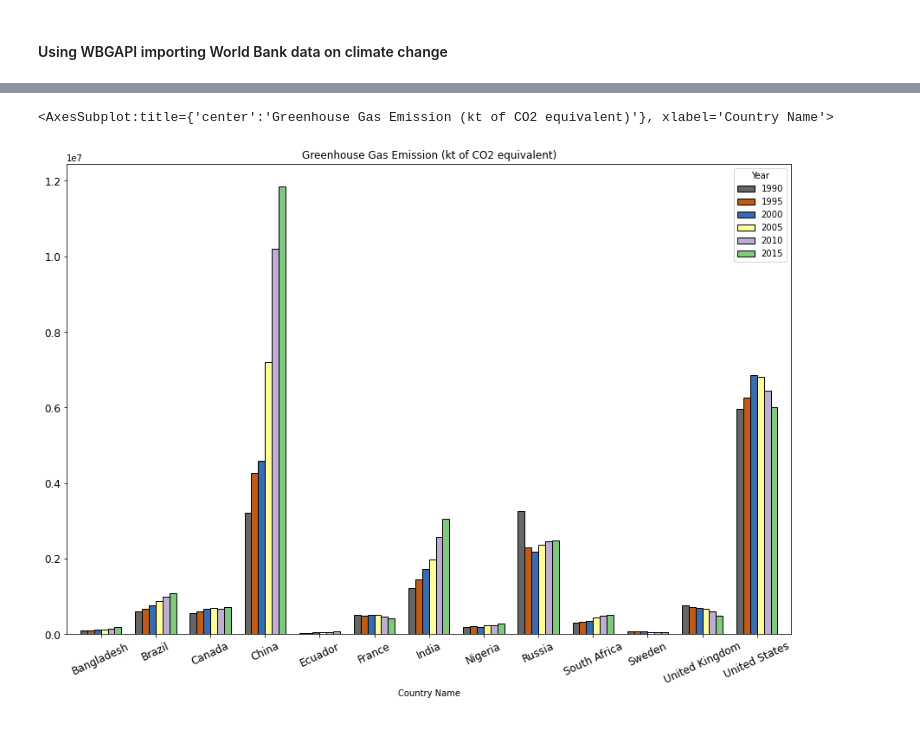
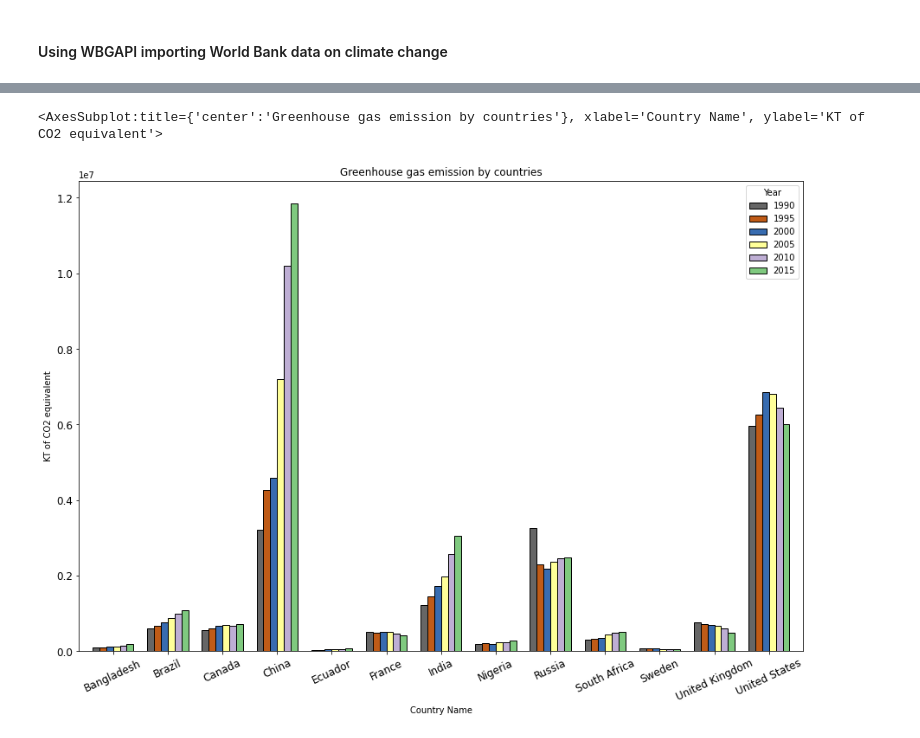
Before and after one commit to tan-lights/ADS1-Assignment-2, a Jupyter notebook: ADS1 Assignment 2 - Tanvir Ahmed.ipynb, the cells around one changed output, grey strips where cells are left out. Drawn from its saved outputs; the diff is of its cells as text; code cells hidden in the pictures.

```diff
--- a/ADS1 Assignment 2 - Tanvir Ahmed.ipynb
+++ b/ADS1 Assignment 2 - Tanvir Ahmed.ipynb
@@ -156,3 +119,3 @@ df_CO2[1]
 # %%
 countries_of_interest = ['Bangladesh', 'Brazil', 'Canada', 'China', 'Ecuador', 'France', 'India',
-                         'Nigeria', 'Russia', 'South Africa', 'Sweden', 'United Kingdom', 'United States', 'World']
+                         'Nigeria', 'Russia', 'South Africa', 'Sweden', 'United Kingdom', 'United States']
@@ -444,8 +266,8 @@ tot_gdp.drop('World').plot(kind='bar', figsize=(15,10), xlabel='Country Name', f
 # %%
-tot_emission.drop('World').plot(kind='bar', figsize=(15,10), xlabel='Country Name', fontsize=12, alpha=1.0,
-                                stacked=False, width = 0.75, title='Greenhouse Gas Emission (kt of CO2 equivalent)',
+tot_emission.plot(kind='bar', figsize=(15,10), xlabel='Country Name', ylabel='KT of CO2 equivalent', fontsize=12, alpha=1.0,
+                                stacked=False, width = 0.75, title='Greenhouse gas emission by countries',
                                 colormap='Accent_r', edgecolor='black', rot=25)
 # %% [output]
-<AxesSubplot:title={'center':'Greenhouse Gas Emission (kt of CO2 equivalent)'}, xlabel='Country Name'>
+<AxesSubplot:title={'center':'Greenhouse gas emission by countries'}, xlabel='Country Name', ylabel='KT of CO2 equivalent'>
-[figure, old version]
+[figure, new version]
 # %%
```
Also changed, not shown: parts of 42 cells of this notebook.
